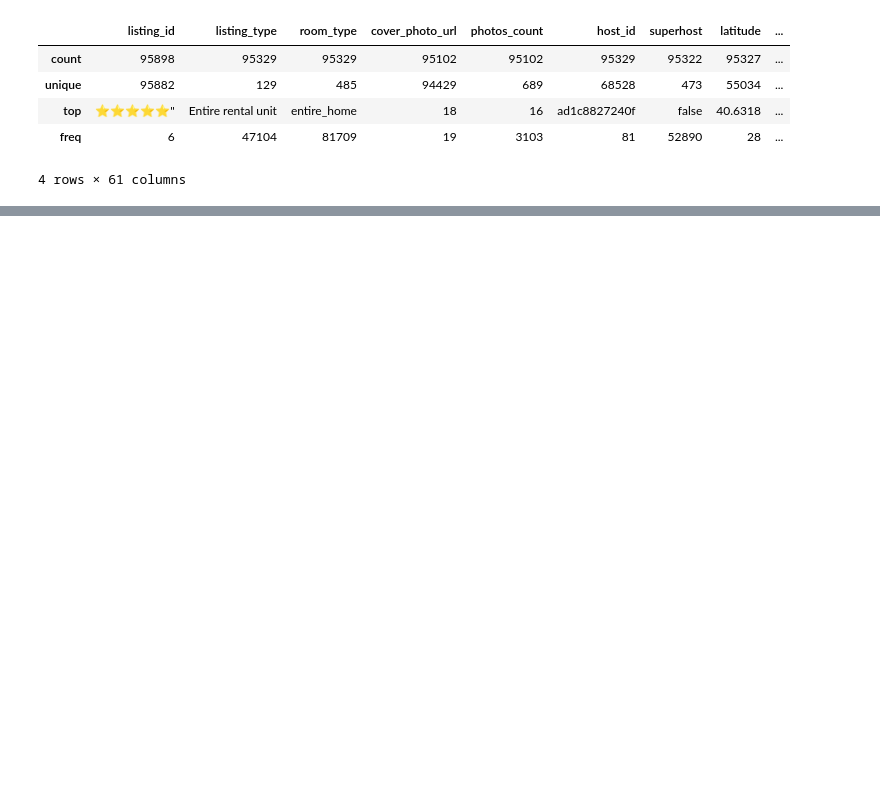
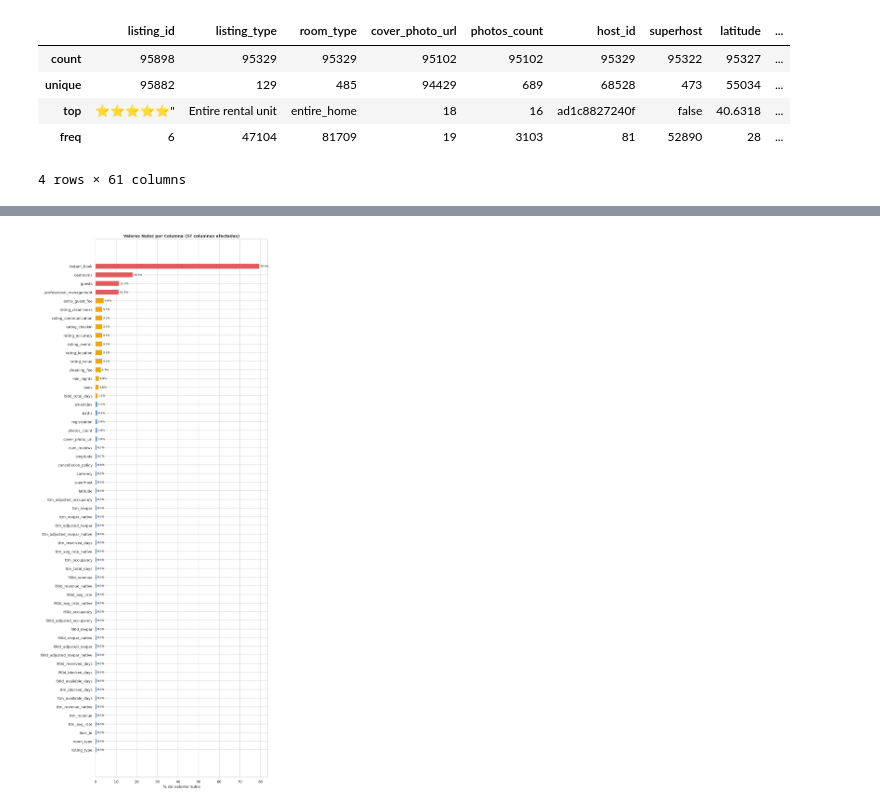
Before and after one commit to Rajevic-0/Proyecto-Mineria-De-Datos, a Jupyter notebook: Notebooks/Hito_1.ipynb, the cells around one changed output, grey strips where cells are left out. Saved outputs shown, nothing was run; the diff lists cells and outputs as text; code cells hidden in the pictures; blank space fills up the shorter version.

```diff
--- a/Notebooks/Hito_1.ipynb
+++ b/Notebooks/Hito_1.ipynb
@@ -308,0 +144,18 @@ native_revenue                    0.730           1.000
+# %%
+nulls_pct = (df_init.isnull().mean() * 100).round(2)
+null_report = nulls_pct[nulls_pct > 0].sort_values()
+
+fig, ax = plt.subplots(figsize=(10, len(null_report) * 0.4 + 1))
+colors = ["#e05c5c" if v > 10 else "#f0a500" if v > 1 else "#5b9bd5" for v in null_report]
+bars = ax.barh(null_report.index, null_report, color=colors, edgecolor="white", height=0.6)
+
+for bar, val in zip(bars, null_report):
+    ax.text(bar.get_width() + 0.3, bar.get_y() + bar.get_height() / 2,
+            f"{val:.1f}%", va="center", fontsize=8.5)
+
+ax.set_xlabel("% de valores nulos")
+ax.set_title(f"Valores Nulos por Columna ({len(null_report)} columnas afectadas)", fontweight="bold")
+plt.tight_layout()
+plt.show()
+# %% [output]
+[figure, added]
```
Also changed, not shown: parts of 43 cells of this notebook.
